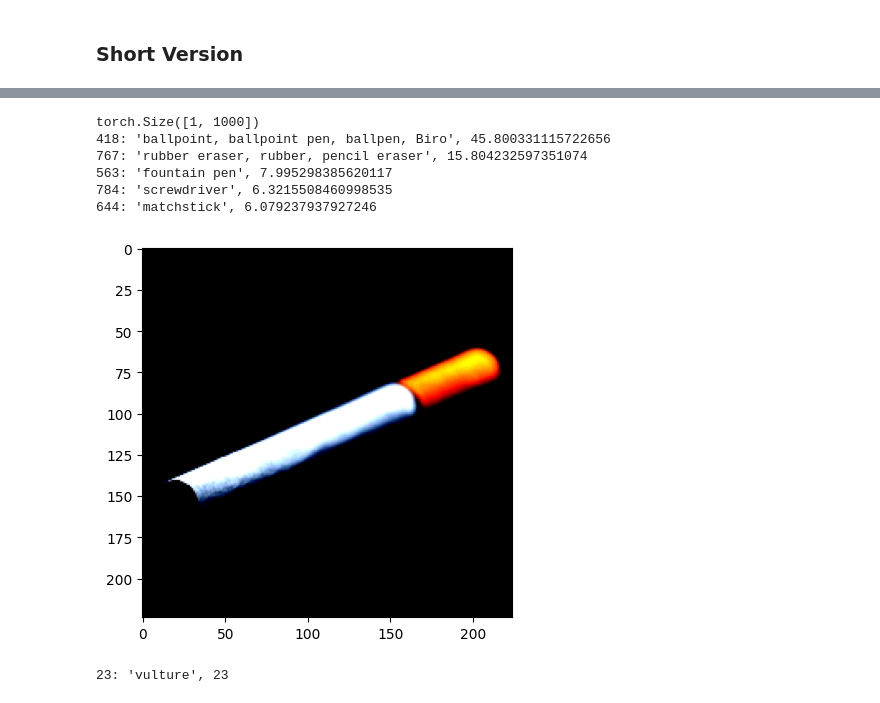
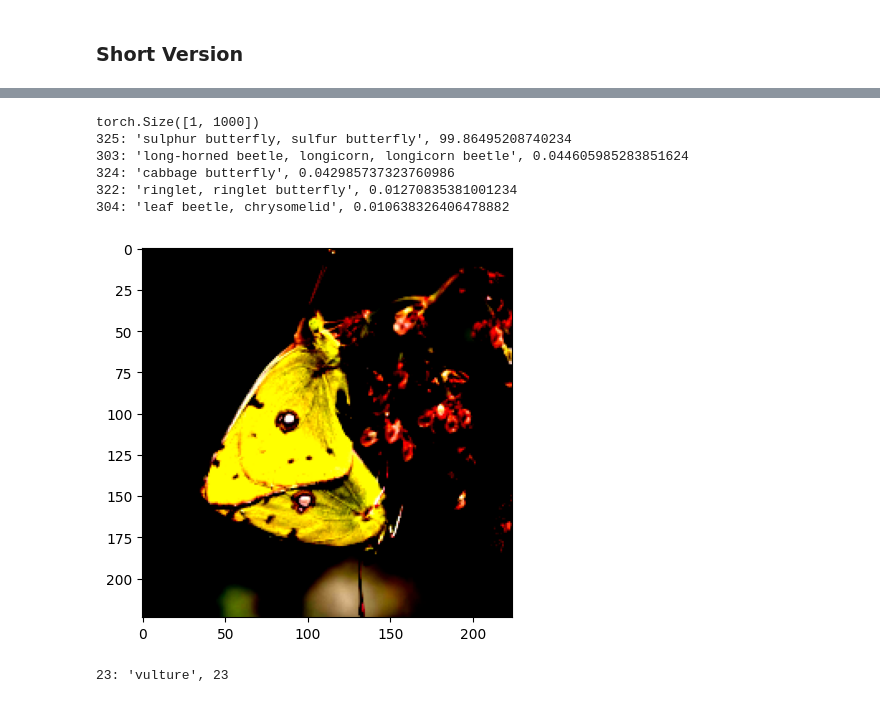
Before and after one commit to yagnaVNK/DeepLearning_class, a Jupyter notebook: 01_Getting_Started.ipynb, the cells around one changed output, grey strips where cells are left out. Cells and saved outputs as stored; diff of their text form; code cells hidden in the pictures.

```diff
--- a/01_Getting_Started.ipynb
+++ b/01_Getting_Started.ipynb
@@ -125,8 +129,8 @@ from torchvision import transforms, models
 import urllib.request
 import matplotlib.pyplot as plt
 
-url = 'https://infodrogas-vih.org/files/noticias/tabaco2_2.jpg'
-fpath = 'cigar.jpg'
+url = 'https://upload.wikimedia.org/wikipedia/commons/thumb/5/50/Clouded_yellows_%28Colias_croceus%29_mating_Bulgaria.jpg/1280px-Clouded_yellows_%28Colias_croceus%29_mating_Bulgaria.jpg'
+fpath = 'butterfly.jpg'
 urllib.request.urlretrieve(url, fpath)
 
 
@@ -171,10 +175,10 @@ Clipping input data to the valid range for imshow with RGB data ([0..1] for floa
 torch.Size([1, 1000])
-418: 'ballpoint, ballpoint pen, ballpen, Biro', 45.800331115722656
-767: 'rubber eraser, rubber, pencil eraser', 15.804232597351074
-563: 'fountain pen', 7.995298385620117
-784: 'screwdriver', 6.3215508460998535
-644: 'matchstick', 6.079237937927246
+325: 'sulphur butterfly, sulfur butterfly', 99.86495208740234
+303: 'long-horned beetle, longicorn, longicorn beetle', 0.044605985283851624
+324: 'cabbage butterfly', 0.042985737323760986
+322: 'ringlet, ringlet butterfly', 0.01270835381001234
+304: 'leaf beetle, chrysomelid', 0.010638326406478882
-[figure, old version]
+[figure, new version]
 # %%
 for i in classes:
     if 'vulture' in i:
```
Also changed, not shown: parts of 8 cells of this notebook.
